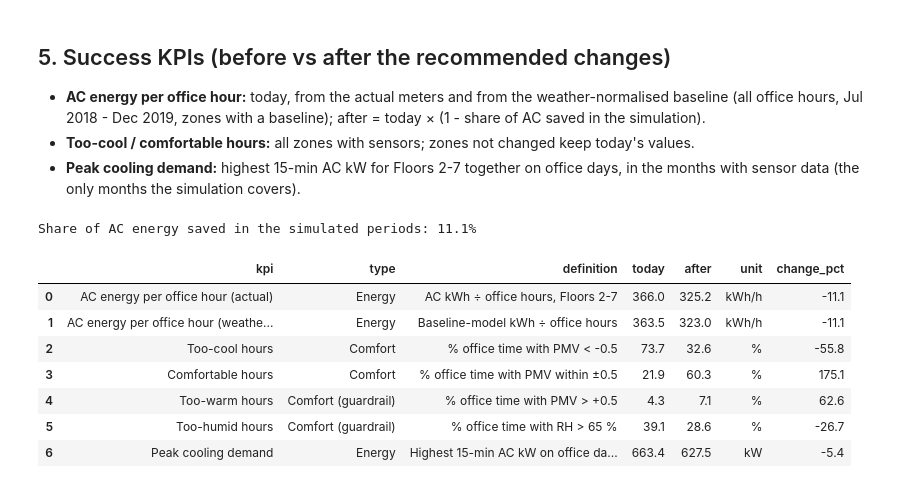
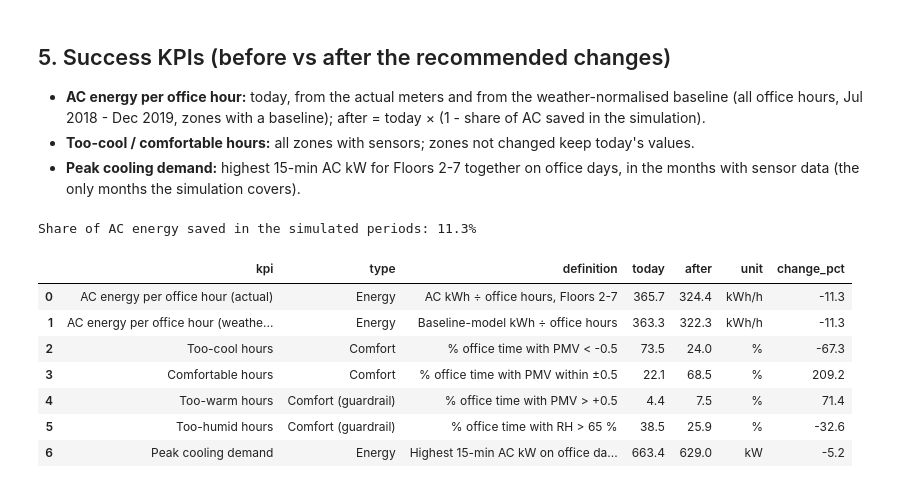
Before and after one commit to fcyap/IS4001-G1T4, a Jupyter notebook: notebooks/qn2/qb_setpoint_sim.ipynb, the cells around one changed output. Drawn from its saved outputs; the diff is of its cells as text; code cells hidden in the pictures.

```diff
--- a/notebooks/qn2/qb_setpoint_sim.ipynb
+++ b/notebooks/qn2/qb_setpoint_sim.ipynb
@@ -41,11 +44,12 @@ from qb_common import (BASELINE_DIR, COMFORT_DIR, SETPOINT_DIR, FLOORS, PERIOD_H
 
 warnings.simplefilter("ignore", category=FutureWarning)
 
-SCENARIOS_C = [1, 2]            # proposal: simulate +1 and +2 °C
+SCENARIOS_C = [d for d in range(-5, 6) if d]    # -5 to +5 °C; beyond qc.RELIABLE_CHANGE_C is extrapolated
 MIN_PERIODS_PER_MONTH = 160     # a zone-month needs about 5 office days of data for a recommendation
 
-print(f"Rule: raise {qc.RAISE_STEP_C:g} °C while > {qc.RAISE_IF_TOO_COOL_SHARE:.0%} too cool, cap +{qc.MAX_RAISE_C:g} °C; "
-      f"roll back if > {qc.TOO_WARM_TOLERANCE:.0%} too warm or RH > {qc.RH_LIMIT:g} % beyond max({qc.HUMID_TOLERANCE:.0%}, today)")
+print(f"Rule: raise {qc.RAISE_STEP_C:g} °C while > {qc.RAISE_IF_TOO_COOL_SHARE:.0%} too cool, or lower while "
+      f"> {qc.LOWER_IF_TOO_WARM_SHARE:.0%} too warm, cap +{qc.MAX_RAISE_C:g} / -{qc.MAX_LOWER_C:g} °C; "
+      f"roll back if > {qc.TOO_WARM_TOLERANCE:.0%} overshoots the comfort band or RH > {qc.RH_LIMIT:g} % beyond max({qc.HUMID_TOLERANCE:.0%}, today)")
 
 pmv = pd.read_csv(COMFORT_DIR / "pmv_15min.csv", parse_dates=["timestamp"], index_col="timestamp")
 inspection = pd.read_csv(COMFORT_DIR / "inspection_list.csv")
@@ -53,5 +57,6 @@ slopes = pd.read_csv(SETPOINT_DIR / "kw_per_degC.csv")
 
 inspect_keys = set(zip(inspection["floor"], inspection["zone"]))
 slope_of = {(r.floor, r.zone): (r.saving_kw_per_c, r.moisture_g_per_kg_per_c) for r in slopes.itertuples()}
+ac_cap = pmv.groupby(["floor", "zone"])["ac_kw"].max().fillna(0.0)    # the most a cooler setpoint can draw
 print(f"{len(slope_of)} zones with an AC slope; {len(inspect_keys)} zones on the inspection list")
 # %% [output]
@@ -66,7 +71,7 @@ for (floor, zone), z in pmv.groupby(["floor", "zone"]):
         continue
     kw_per_c, dw = slope_of[(floor, zone)]
     for delta in [0] + SCENARIOS_C:
-        sim = simulate_setpoint(z["temp_c"], z["rh_pct"], z["ac_kw"], delta, kw_per_c, dw)
+        sim = simulate_setpoint(z["temp_c"], z["rh_pct"], z["ac_kw"], delta, kw_per_c, dw, ac_cap[(floor, zone)])
         rows.append({"floor": floor, "zone": zone, "raise_c": delta,
                      "inspect_first": (floor, zone) in inspect_keys, **summarise_sim(sim)})
 scenarios = pd.DataFrame(rows)
@@ -95,12 +108,13 @@ for (floor, zone, month), z in pmv.groupby(["floor", "zone", "month"]):
     if (floor, zone) not in slope_of or len(z) < MIN_PERIODS_PER_MONTH:
         continue
     kw_per_c, dw = slope_of[(floor, zone)]
+    cap = ac_cap[(floor, zone)]
     if (floor, zone) in inspect_keys:
         delta, reason = 0.0, "inspect before adjusting"
     else:
-        delta, reason = recommend_raise(z["temp_c"], z["rh_pct"], z["ac_kw"], kw_per_c, dw)
-    before = summarise_sim(simulate_setpoint(z["temp_c"], z["rh_pct"], z["ac_kw"], 0.0, kw_per_c, dw))
-    after = summarise_sim(simulate_setpoint(z["temp_c"], z["rh_pct"], z["ac_kw"], delta, kw_per_c, dw))
+        delta, reason = recommend_raise(z["temp_c"], z["rh_pct"], z["ac_kw"], kw_per_c, dw, cap)
+    before = summarise_sim(simulate_setpoint(z["temp_c"], z["rh_pct"], z["ac_kw"], 0.0, kw_per_c, dw, cap))
+    after = summarise_sim(simulate_setpoint(z["temp_c"], z["rh_pct"], z["ac_kw"], delta, kw_per_c, dw, cap))
     rows.append({"floor": floor, "zone": zone, "month": month, "periods": len(z),
                  "recommended_raise_c": delta, "reason": reason,
                  "temp_before_c": before["mean_temp_c"], "temp_after_c": after["mean_temp_c"],
@@ -217,43 +235,43 @@ raise_of = monthly.set_index(["floor", "zone", "month"])["recommended_raise_c"]
 for (floor, zone, month), z in pmv.groupby(["floor", "zone", "month"]):
     delta = raise_of.get((floor, zone, month), 0.0)
     kw_per_c, dw = slope_of.get((floor, zone), (0.0, 0.0))
-    after_frames.append(simulate_setpoint(z["temp_c"], z["rh_pct"], z["ac_kw"], delta, kw_per_c, dw)
+    after_frames.append(simulate_setpoint(z["temp_c"], z["rh_pct"], z["ac_kw"], delta, kw_per_c, dw, ac_cap[(floor, zone)])
                         .assign(floor=floor, zone=zone))
 after = pd.concat(after_frames)
 
 # Peak cooling demand on office days, months with sensor data
 ac_total = sum(load_table(f, "15min").loc[lambda d: d["is_occupied"], "floor_ac_kw"] for f in FLOORS).dropna()
 ac_total = ac_total[ac_total.index.isin(pmv.index.unique())]
 saved_at = after.groupby(level=0)["saved_kw"].sum().reindex(ac_total.index, fill_value=0)
 
 kpis = pd.DataFrame([
     ("AC energy per office hour (actual)", "Energy", "AC kWh ÷ office hours, Floors 2-7",
      per_hour["ac_kw"].mean(), per_hour["ac_kw"].mean() * (1 - share_saved), "kWh/h"),
     ("AC energy per office hour (weather-normalised)", "Energy", "Baseline-model kWh ÷ office hours",
      per_hour["pred_chosen"].mean(), per_hour["pred_chosen"].mean() * (1 - share_saved), "kWh/h"),
     ("Too-cool hours", "Comfort", "% office time with PMV < -0.5",
      (pmv["comfort"] == "too cool").mean() * 100, (after["comfort"] == "too cool").mean() * 100, "%"),
     ("Comfortable hours", "Comfort", "% office time with PMV within ±0.5",
      (pmv["comfort"] == "comfortable").mean() * 100, (after["comfort"] == "comfortable").mean() * 100, "%"),
     ("Too-warm hours", "Comfort (guardrail)", "% office time with PMV > +0.5",
      (pmv["comfort"] == "too warm").mean() * 100, (after["comfort"] == "too warm").mean() * 100, "%"),
     ("Too-humid hours", "Comfort (guardrail)", "% office time with RH > 65 %",
      pmv["humid"].mean() * 100, after["humid"].mean() * 100, "%"),
     ("Peak cooling demand", "Energy", "Highest 15-min AC kW on office days, Floors 2-7",
      ac_total.max(), (ac_total - saved_at).max(), "kW"),
 ], columns=["kpi", "type", "definition", "today", "after", "unit"])
 kpis["change_pct"] = ((kpis["after"] - kpis["today"]) / kpis["today"] * 100).round(1)
 kpis[["today", "after"]] = kpis[["today", "after"]].round(1)
 kpis.to_csv(SETPOINT_DIR / "kpis.csv", index=False)
 print(f"Share of AC energy saved in the simulated periods: {share_saved:.1%}")
 kpis
 # %% [output]
-Share of AC energy saved in the simulated periods: 11.1%
+Share of AC energy saved in the simulated periods: 11.3%
 |  | kpi | type | definition | today | after | unit | change_pct |
-| 0 | AC energy per office hour (actual) | Energy | AC kWh ÷ office hours, Floors 2-7 | 366.0 | 325.2 | kWh/h | -11.1 |
-| 1 | AC energy per office hour (weathe... | Energy | Baseline-model kWh ÷ office hours | 363.5 | 323.0 | kWh/h | -11.1 |
-| 2 | Too-cool hours | Comfort | % office time with PMV < -0.5 | 73.7 | 32.6 | % | -55.8 |
-| 3 | Comfortable hours | Comfort | % office time with PMV within ±0.5 | 21.9 | 60.3 | % | 175.1 |
-| 4 | Too-warm hours | Comfort (guardrail) | % office time with PMV > +0.5 | 4.3 | 7.1 | % | 62.6 |
-| 5 | Too-humid hours | Comfort (guardrail) | % office time with RH > 65 % | 39.1 | 28.6 | % | -26.7 |
-| 6 | Peak cooling demand | Energy | Highest 15-min AC kW on office da... | 663.4 | 627.5 | kW | -5.4 |
+| 0 | AC energy per office hour (actual) | Energy | AC kWh ÷ office hours, Floors 2-7 | 365.7 | 324.4 | kWh/h | -11.3 |
+| 1 | AC energy per office hour (weathe... | Energy | Baseline-model kWh ÷ office hours | 363.3 | 322.3 | kWh/h | -11.3 |
+| 2 | Too-cool hours | Comfort | % office time with PMV < -0.5 | 73.5 | 24.0 | % | -67.3 |
+| 3 | Comfortable hours | Comfort | % office time with PMV within ±0.5 | 22.1 | 68.5 | % | 209.2 |
+| 4 | Too-warm hours | Comfort (guardrail) | % office time with PMV > +0.5 | 4.4 | 7.5 | % | 71.4 |
+| 5 | Too-humid hours | Comfort (guardrail) | % office time with RH > 65 % | 38.5 | 25.9 | % | -32.6 |
+| 6 | Peak cooling demand | Energy | Highest 15-min AC kW on office da... | 663.4 | 629.0 | kW | -5.2 |
```
Also changed, not shown: parts of 6 cells of this notebook, 31 other files.
